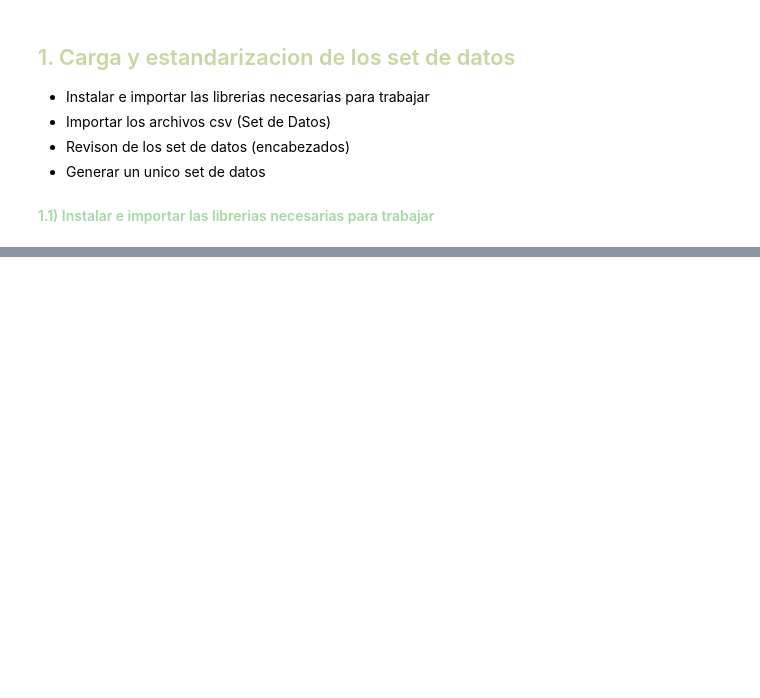
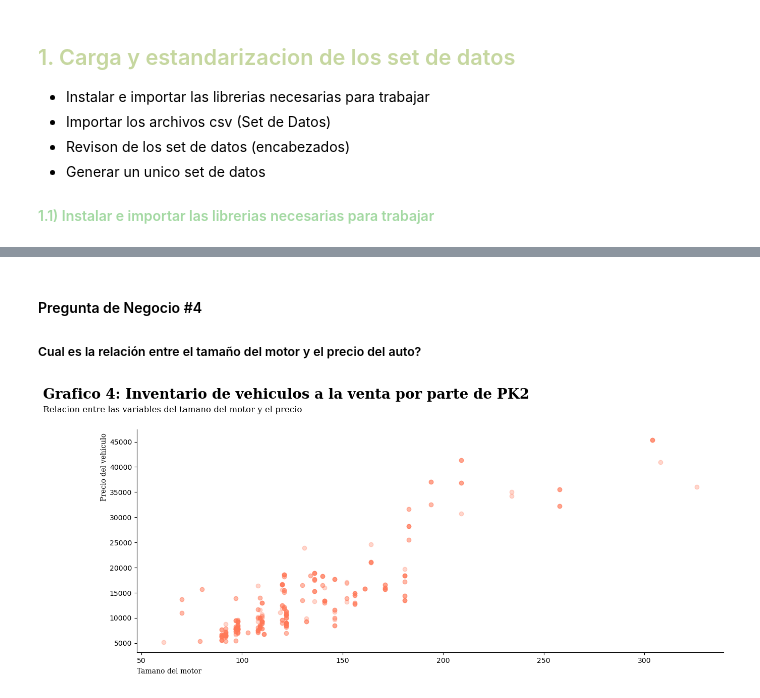
Before and after one commit to DanHer9/AnalisisDatos, a Jupyter notebook: EDA_Carros.ipynb, the cells around one changed output, grey strips where cells are left out. Drawn from its saved outputs; the diff is of its cells as text; code cells hidden in the pictures; blank space fills up the shorter version.

```diff
--- a/EDA_Carros.ipynb
+++ b/EDA_Carros.ipynb
@@ -30,0 +625,8 @@
+# %%
+dfAutos['consumoCiudad(calc)']=235.21/dfAutos['city']
+dfAutos['consumoCiudad(calc)']=dfAutos['consumoCiudad(calc)'].round(1)
+
+dfAutos['consumoPista(calc)']=235.21/dfAutos['higway']
+dfAutos['consumoPista(calc)']=dfAutos['consumoPista(calc)'].round(1)
+
+dfAutos.head(2)
@@ -30,0 +645,4 @@
+# %%
+grupo =['HPbajo','HPmedio','HPalto']
+dfAutos['grupoHP']=pd.cut(dfAutos['horsepower'],bins, labels=grupo, include_lowest=True)
+dfAutos.head(5)
@@ -30,0 +894,57 @@
+# %% [markdown]
+<h4>Pregunta de Negocio #4</h4>
+<h5>Cual es la relación entre el tamaño del motor y el precio del auto?</h5>
+# %%
+#--------------------------GRAFICA DE DISPERSION------------------------------------------------#
+fig, ax = plt.subplots(1,1, figsize=(15,6.9),dpi=100)
+
+motor = dfAutos['engineSize'].tolist()
+precio = dfAutos['price'].tolist()
+
+ax.scatter(motor, precio, c = "#ff7857", alpha=0.3)
+#--------------------------------------------------------------------------------------------#
+#------------------------Configuracion estetica del grafico de barras------------------------#
+#--------------------------------------------------------------------------------------------#
+titulo = "Grafico 4: Inventario de vehiculos a la venta por parte de PK2"
+plt.suptitle (titulo,
+              horizontalalignment = 'left',
+              x = 0.001,
+              y = 0.87,
+              transform = fig.transFigure,
+              fontsize = 20,
+              fontweight = "bold",
+              fontfamily = 'serif')
+
+subTitulo = "Relacion entre las variables del tamano del motor y el precio"
+ax.set_title(subTitulo,
+             ha = 'left',
+             x = 0.001,
+             y = 0.80,
+             transform = fig.transFigure,
+             fontsize = 12,
+             fontweight = "regular",
+             fontfamily = "serif")
+
+ax.xaxis.set_label_coords(x=0, y=-0.07, transform = ax.transAxes)
+ax.yaxis.set_label_coords(x=-0.05, y=0.68, transform = ax.transAxes)
+ax.tick_params(axis='both', labelsize = 10)
+
+etiqueta = "Tamano del motor"
+ax.set_xlabel(etiqueta,
+             ha = 'left',
+             fontsize = 10,
+             fontweight = "regular",
+             fontfamily = "serif")
+
+etiquetay = "Precio del vehiculo"
+ax.set_ylabel(etiquetay,
+             ha = 'left',
+             fontsize = 10,
+             fontweight = "regular",
+             fontfamily = "serif")
+#--------------------------------------------------------------------------------------------#
+plt.subplots_adjust(top = 0.75)
+fig.savefig("Grafico 4, Relacion de Variables", dpi=300, bbox_inches='tight')
+plt.show()
+# %% [output]
+[figure, added]
```
Also changed, not shown: parts of 85 cells of this notebook.
